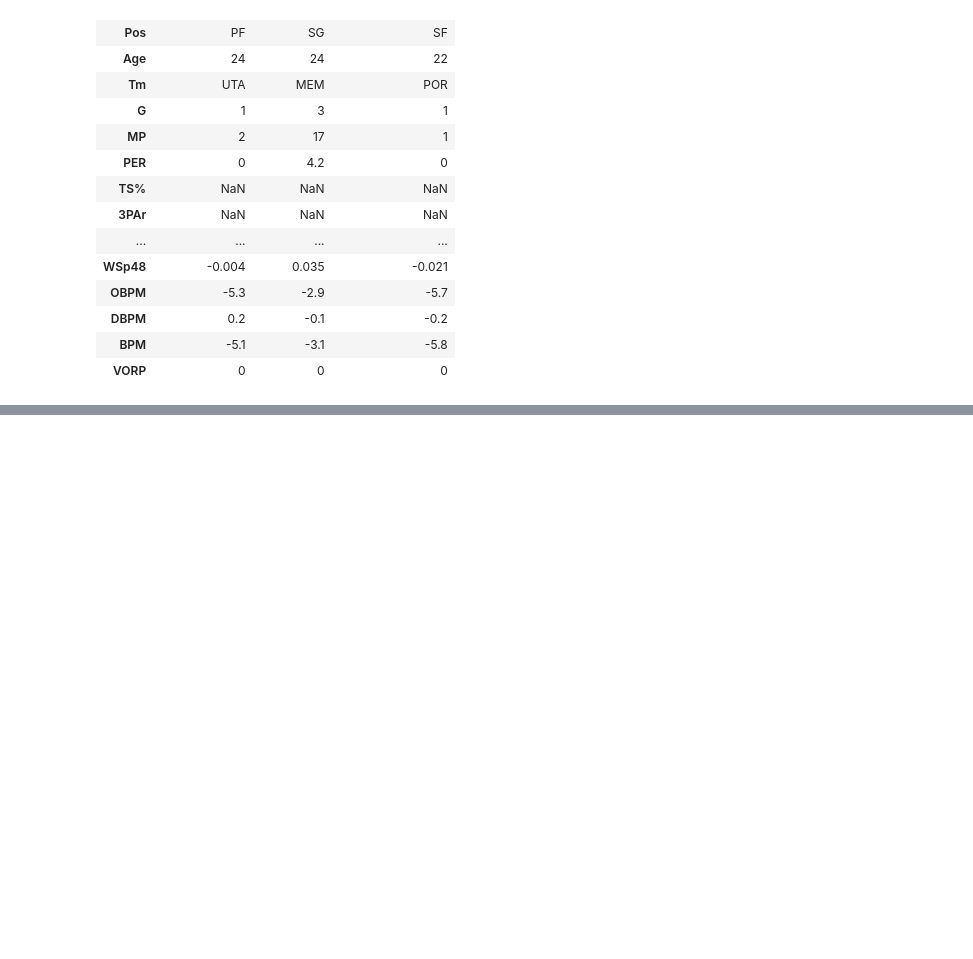
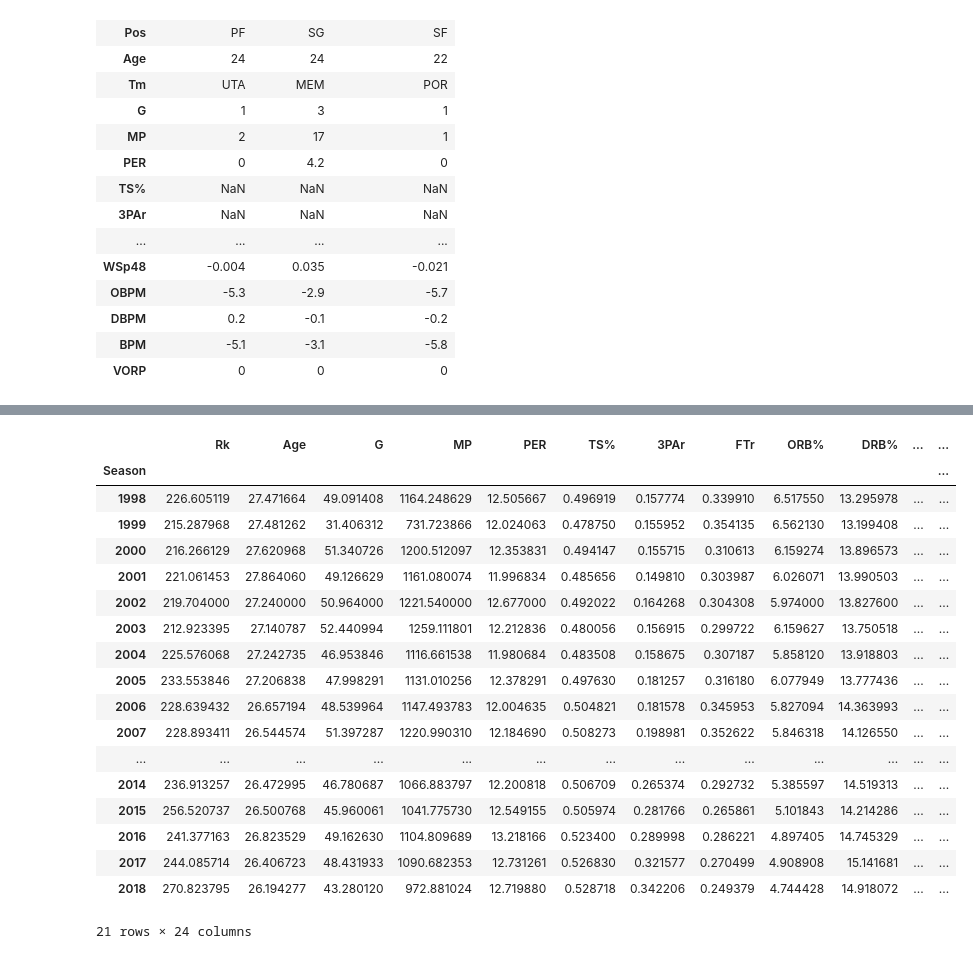
Before and after one commit to KirkAVoss/kv-capstone, a Jupyter notebook: NBAwinshare/notebooks/EDA_and_read_in_functionality.ipynb, the cells around one changed output, grey strips where cells are left out. Saved outputs shown, nothing was run; the diff lists cells and outputs as text; code cells hidden in the pictures; blank space fills up the shorter version.

Commit message:
Added function to concat all advanced stat dfs together

```diff
--- a/NBAwinshare/notebooks/EDA_and_read_in_functionality.ipynb
+++ b/NBAwinshare/notebooks/EDA_and_read_in_functionality.ipynb
@@ -69,0 +91,40 @@ df0607[df0607.isnull().any(axis=1)].T
+# %%
+def read_all_advanced(pathtodir):
+    '''
+    Read every advanced stat file into separate dataframes
+    Appends the per_season dataframes together, and returns a big dataframe
+
+    Input: pathtodir -- the path to the directory that contains the per_season advanced stat csv files
+    NOTE: the directory should only have advanced stat files within.  Do not mix file types.
+    Returns: dataframe of all advanced stats, uncleaned
+    '''
+    #get the individual files
+    files = listdir(pathtodir)
+    #get a list of dataframes, one for every file
+    dataframes = [read_advanced_season_stats(pathtodir + '/' + file) for file in files]
+    #assemble the dataframes together, and return them.
+    return pd.concat(dataframes)
+# %%
+advanced = read_all_advanced('../data/advanced')
+# %%
+advanced.groupby("Season").mean()
+# %% [output]
+|  | Rk | Age | G | MP | PER | TS% | 3PAr | FTr | ORB% | DRB% | ... | ... |
+| Season |  |  |  |  |  |  |  |  |  |  |  | ... |
+| 1998 | 226.605119 | 27.471664 | 49.091408 | 1164.248629 | 12.505667 | 0.496919 | 0.157774 | 0.339910 | 6.517550 | 13.295978 | ... | ... |
+| 1999 | 215.287968 | 27.481262 | 31.406312 | 731.723866 | 12.024063 | 0.478750 | 0.155952 | 0.354135 | 6.562130 | 13.199408 | ... | ... |
+| 2000 | 216.266129 | 27.620968 | 51.340726 | 1200.512097 | 12.353831 | 0.494147 | 0.155715 | 0.310613 | 6.159274 | 13.896573 | ... | ... |
+| 2001 | 221.061453 | 27.864060 | 49.126629 | 1161.080074 | 11.996834 | 0.485656 | 0.149810 | 0.303987 | 6.026071 | 13.990503 | ... | ... |
+| 2002 | 219.704000 | 27.240000 | 50.964000 | 1221.540000 | 12.677000 | 0.492022 | 0.164268 | 0.304308 | 5.974000 | 13.827600 | ... | ... |
+| 2003 | 212.923395 | 27.140787 | 52.440994 | 1259.111801 | 12.212836 | 0.480056 | 0.156915 | 0.299722 | 6.159627 | 13.750518 | ... | ... |
+| 2004 | 225.576068 | 27.242735 | 46.953846 | 1116.661538 | 11.980684 | 0.483508 | 0.158675 | 0.307187 | 5.858120 | 13.918803 | ... | ... |
+| 2005 | 233.553846 | 27.206838 | 47.998291 | 1131.010256 | 12.378291 | 0.497630 | 0.181257 | 0.316180 | 6.077949 | 13.777436 | ... | ... |
+| 2006 | 228.639432 | 26.657194 | 48.539964 | 1147.493783 | 12.004635 | 0.504821 | 0.181578 | 0.345953 | 5.827094 | 14.363993 | ... | ... |
+| 2007 | 228.893411 | 26.544574 | 51.397287 | 1220.990310 | 12.184690 | 0.508273 | 0.198981 | 0.352622 | 5.846318 | 14.126550 | ... | ... |
+| ... | ... | ... | ... | ... | ... | ... | ... | ... | ... | ... | ... | ... |
+| 2014 | 236.913257 | 26.472995 | 46.780687 | 1066.883797 | 12.200818 | 0.506709 | 0.265374 | 0.292732 | 5.385597 | 14.519313 | ... | ... |
+| 2015 | 256.520737 | 26.500768 | 45.960061 | 1041.775730 | 12.549155 | 0.505974 | 0.281766 | 0.265861 | 5.101843 | 14.214286 | ... | ... |
+| 2016 | 241.377163 | 26.823529 | 49.162630 | 1104.809689 | 13.218166 | 0.523400 | 0.289998 | 0.286221 | 4.897405 | 14.745329 | ... | ... |
+| 2017 | 244.085714 | 26.406723 | 48.431933 | 1090.682353 | 12.731261 | 0.526830 | 0.321577 | 0.270499 | 4.908908 | 15.141681 | ... | ... |
+| 2018 | 270.823795 | 26.194277 | 43.280120 | 972.881024 | 12.719880 | 0.528718 | 0.342206 | 0.249379 | 4.744428 | 14.918072 | ... | ... |
+21 rows × 24 columns
```
Also changed, not shown: parts of 3 cells of this notebook.
